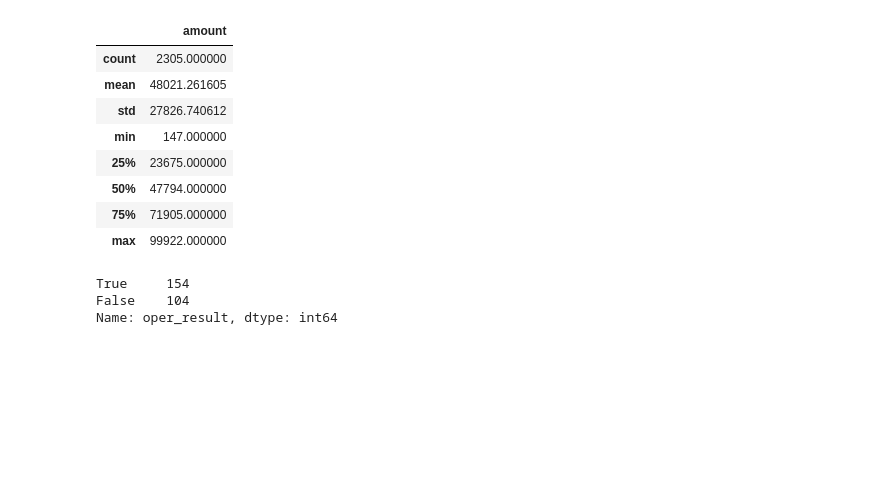
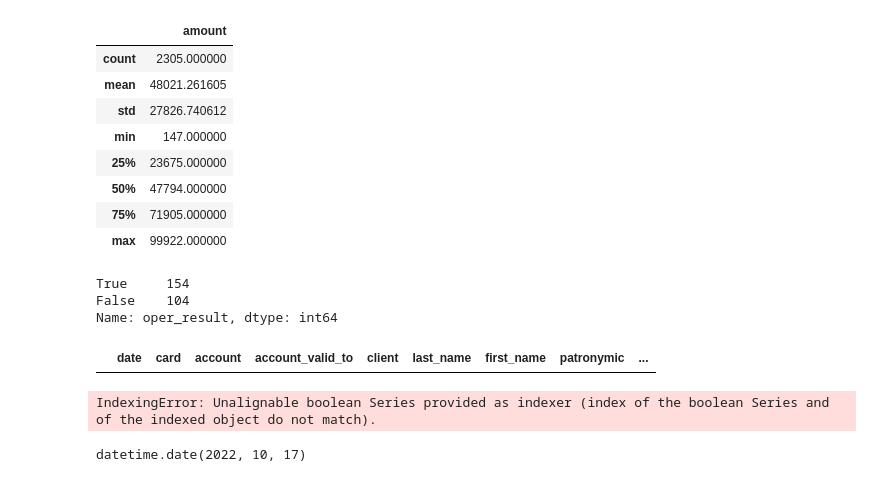
Before and after one commit to kishik/opportunity, a Jupyter notebook: research.ipynb, the cells around one changed output. Saved outputs shown, nothing was run; the diff lists cells and outputs as text; code cells hidden in the pictures; blank space fills up the shorter version.

```diff
--- a/research.ipynb
+++ b/research.ipynb
@@ -173,3 +217,15 @@ old[(old['amount'] <= 10000)].oper_result.value_counts()
 True     154
 False    104
 Name: oper_result, dtype: int64
+# %%
+gr[(gr['date'].dt.date > datetime.date.today())]
+# %% [output]
+|  | date | card | account | account_valid_to | client | last_name | first_name | patronymic | ... |
+# %%
+gr[(data['date_of_birth'].dt.date > datetime.date.today())]
+# %% [output]
+IndexingError: Unalignable boolean Series provided as indexer (index of the boolean Series and of the indexed object do not match).
+# %%
+datetime.date.today()
+# %% [output]
+datetime.date(2022, 10, 17)
```
Also changed, not shown: parts of 9 cells of this notebook, 1 other file.
